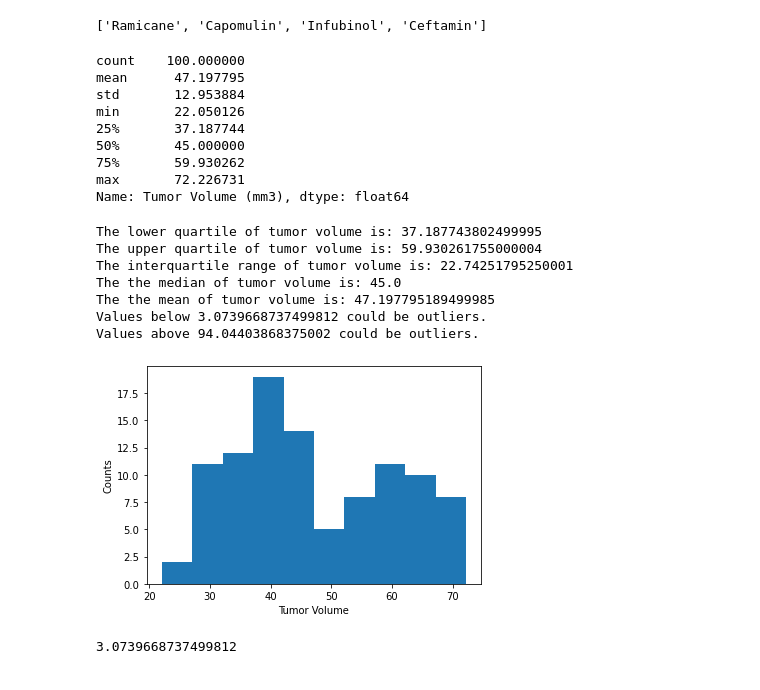
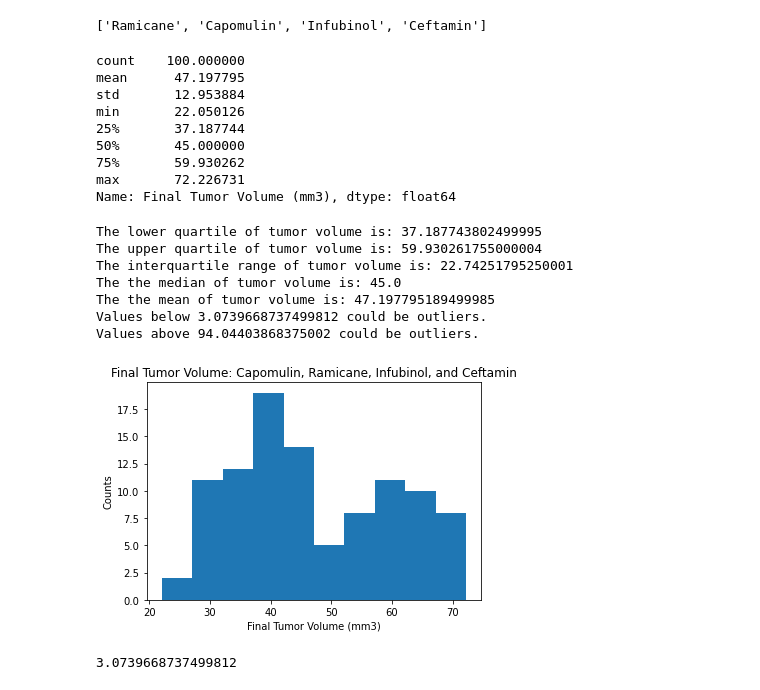
Before and after one commit to Sjenn257/matplotlib-challenge, a Jupyter notebook: pymaceuticals_starter.ipynb, the cells around one changed output. Drawn from its saved outputs; the diff is of its cells as text; code cells hidden in the pictures.

```diff
--- a/pymaceuticals_starter.ipynb
+++ b/pymaceuticals_starter.ipynb
@@ -265,17 +315,14 @@ Name: Timepoint, Length: 249, dtype: int64
 # %%
-# Merge this group df with the original dataframe to get the tumor volume at the last timepoint
-max_timepoint_df = pd.merge(combined_df, max_df, on='Mouse ID')
-
-# Cleaning the dataframe columns and filtering to the four treatments
-max_timepoint_df = max_timepoint_df[max_timepoint_df["Timepoint_x"]==max_timepoint_df["Timepoint_y"]]
+# Filtering to the four treatments
 max_timepoint_df = max_timepoint_df[(max_timepoint_df["Drug Regimen"]=="Capomulin" )|
                                     (max_timepoint_df["Drug Regimen"]=="Ramicane")|
                                     (max_timepoint_df["Drug Regimen"]=="Infubinol")|
                                     (max_timepoint_df["Drug Regimen"]=="Ceftamin")]
-max_timepoint_df["Timepoint"]=max_timepoint_df["Timepoint_x"]
-max_timepoint_df = max_timepoint_df[["Mouse ID", "Drug Regimen", "Sex", "Age_months", "Weight (g)", "Timepoint",
-                                  "Tumor Volume (mm3)", "Metastatic Sites"]]
+max_timepoint_df["Max Timepoint"]=max_timepoint_df["Timepoint_x"]
+max_timepoint_df["Final Tumor Volume (mm3)"]=max_timepoint_df["Tumor Volume (mm3)"]
+max_timepoint_df = max_timepoint_df[["Mouse ID", "Drug Regimen", "Sex", "Age_months", "Weight (g)", "Max Timepoint",
+                                  "Final Tumor Volume (mm3)", "Metastatic Sites"]]
 
 #cleaned dataframe of final tumor volume of each mouse across four of the most promising treatment regimens
-max_timepoint_df.head()
+max_timepoint_df.describe()
 # %% [output]
@@ -294,7 +344,7 @@ treatments
 # %% [output]
 ['Ramicane', 'Capomulin', 'Infubinol', 'Ceftamin']
 # %%
-max_timepoint_df["Tumor Volume (mm3)"].describe()
+max_timepoint_df["Final Tumor Volume (mm3)"].describe()
 # %% [output]
 count    100.000000
 mean      47.197795
@@ -304,43 +354,44 @@ min       22.050126
 50%       45.000000
 75%       59.930262
 max       72.226731
-Name: Tumor Volume (mm3), dtype: float64
+Name: Final Tumor Volume (mm3), dtype: float64
 # %%
 # Create empty list to fill with tumor vol data (for plotting)
 
-volume = max_timepoint_df["Tumor Volume (mm3)"]
+volume = max_timepoint_df["Final Tumor Volume (mm3)"]
 
 # Calculate the IQR and quantitatively determine if there are any potential outliers.
 quartiles = volume.quantile([.25,.5,.75])
 lowerq = quartiles[0.25]
 upperq = quartiles[0.75]
 iqr = upperq-lowerq
-mean=max_timepoint_df['Tumor Volume (mm3)'].mean()
+mean=max_timepoint_df['Final Tumor Volume (mm3)'].mean()
 
 print(f"The lower quartile of tumor volume is: {lowerq}")
 print(f"The upper quartile of tumor volume is: {upperq}")
 print(f"The interquartile range of tumor volume is: {iqr}")
 print(f"The the median of tumor volume is: {quartiles[0.5]} ")
 print(f"The the mean of tumor volume is: {mean} ")
 
 lower_bound = lowerq - (1.5*iqr)
 upper_bound = upperq + (1.5*iqr)
 print(f"Values below {lower_bound} could be outliers.")
 print(f"Values above {upper_bound} could be outliers.")
 
-plt.hist(max_timepoint_df['Tumor Volume (mm3)'])
-plt.xlabel('Tumor Volume')
+plt.hist(max_timepoint_df['Final Tumor Volume (mm3)'])
+plt.xlabel('Final Tumor Volume (mm3)')
 plt.ylabel('Counts')
+plt.title('Final Tumor Volume: Capomulin, Ramicane, Infubinol, and Ceftamin')
 plt.show()
 # %% [output]
 The lower quartile of tumor volume is: 37.187743802499995
 The upper quartile of tumor volume is: 59.930261755000004
 The interquartile range of tumor volume is: 22.74251795250001
 The the median of tumor volume is: 45.0
 The the mean of tumor volume is: 47.197795189499985
 Values below 3.0739668737499812 could be outliers.
 Values above 94.04403868375002 could be outliers.
-[figure, old version]
+[figure, new version]
 # %%
 lower_bound
 # %% [output]
```
Also changed, not shown: parts of 25 cells of this notebook.
